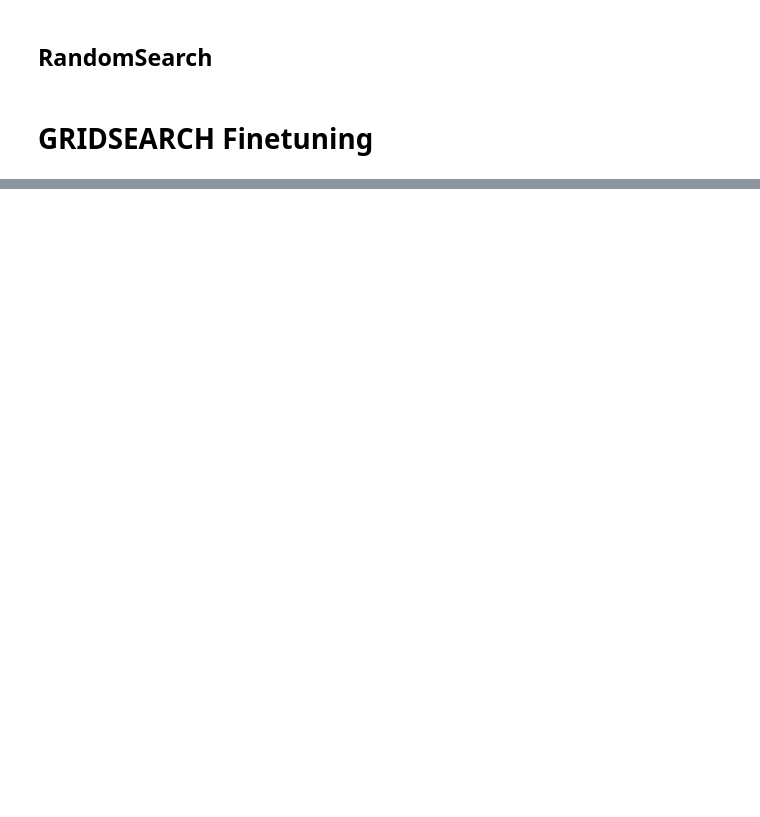
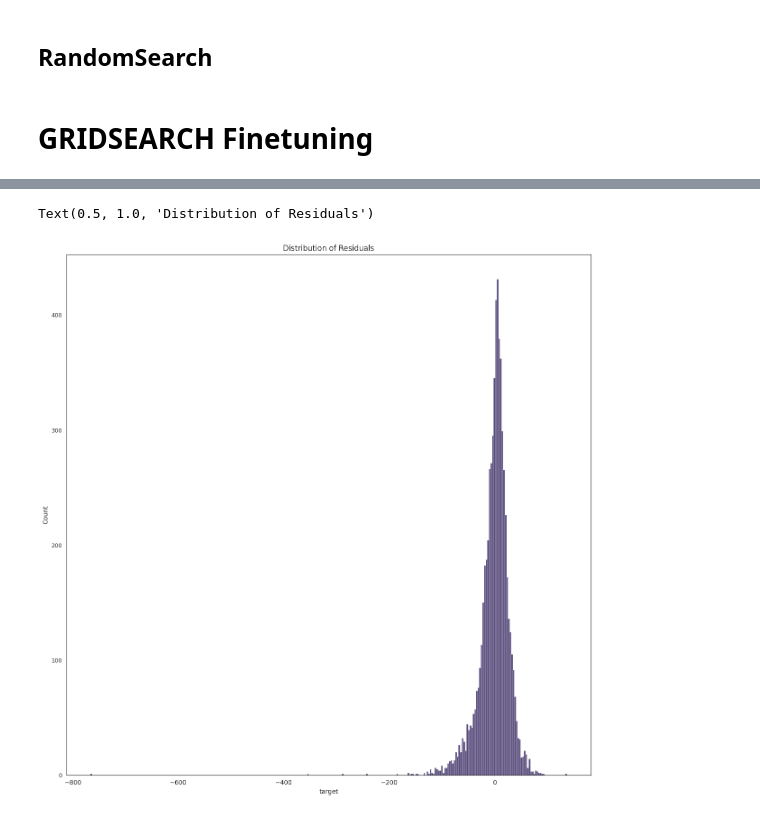
Before and after one commit to Maximilian2509/ds-AirPollution, a Jupyter notebook: model1.ipynb, the cells around one changed output, grey strips where cells are left out. Drawn from its saved outputs; the diff is of its cells as text; code cells hidden in the pictures; blank space fills up the shorter version.

```diff
--- a/model1.ipynb
+++ b/model1.ipynb
@@ -198,0 +283,7 @@ print(f"train: RMSE: {rmse:.2f}, MAE: {mae:.2f}, R²: {r2:.3f}")
+# %%
+sns.histplot(residuals)
+
+plt.title("Distribution of Residuals")
+# %% [output]
+Text(0.5, 1.0, 'Distribution of Residuals')
+[figure, added]
```
Also changed, not shown: parts of 14 cells of this notebook.
